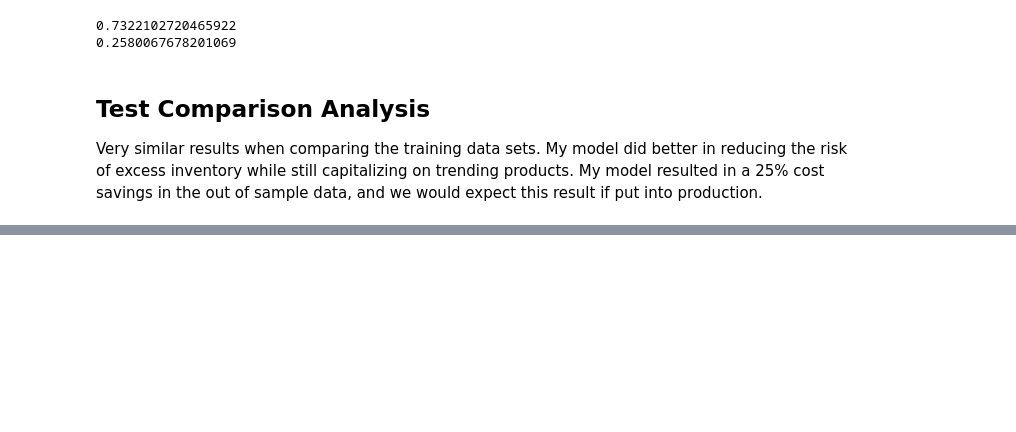
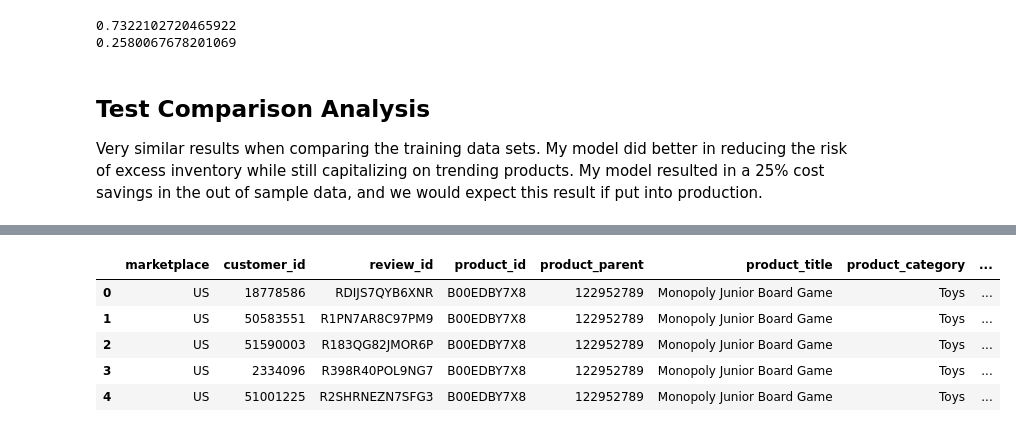
Before and after one commit to jason-sa/amazon_product_trend_classification, a Jupyter notebook: py_files/Amazon_Reviews_Results.ipynb, the cells around one changed output, grey strips where cells are left out. Cells and saved outputs as stored; diff of their text form; code cells hidden in the pictures; blank space fills up the shorter version.

```diff
--- a/py_files/Amazon_Reviews_Results.ipynb
+++ b/py_files/Amazon_Reviews_Results.ipynb
@@ -233,0 +252,9 @@ Very similar results when comparing the training data sets. My model did better
+# %%
+ar.reviews_selected_df.head()
+# %% [output]
+|  | marketplace | customer_id | review_id | product_id | product_parent | product_title | product_category | ... |
+| 0 | US | 18778586 | RDIJS7QYB6XNR | B00EDBY7X8 | 122952789 | Monopoly Junior Board Game | Toys | ... |
+| 1 | US | 50583551 | R1PN7AR8C97PM9 | B00EDBY7X8 | 122952789 | Monopoly Junior Board Game | Toys | ... |
+| 2 | US | 51590003 | R183QG82JMOR6P | B00EDBY7X8 | 122952789 | Monopoly Junior Board Game | Toys | ... |
+| 3 | US | 2334096 | R398R40POL9NG7 | B00EDBY7X8 | 122952789 | Monopoly Junior Board Game | Toys | ... |
+| 4 | US | 51001225 | R2SHRNEZN7SFG3 | B00EDBY7X8 | 122952789 | Monopoly Junior Board Game | Toys | ... |
```
Also changed, not shown: parts of 1 cell of this notebook.
